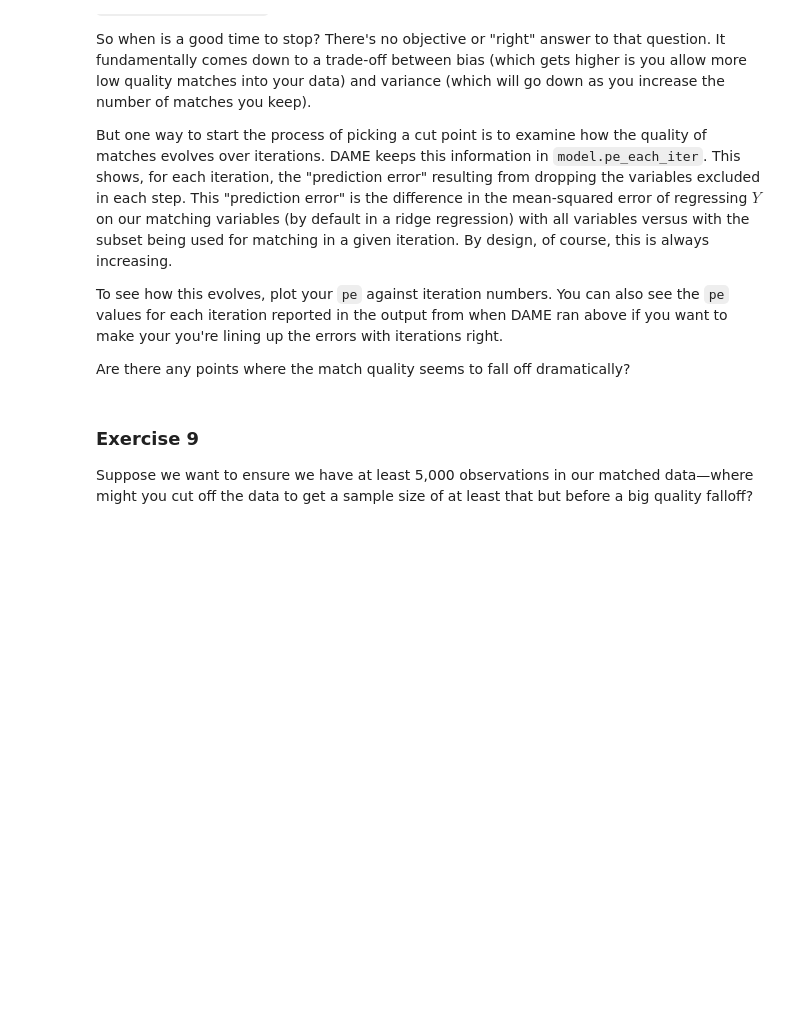
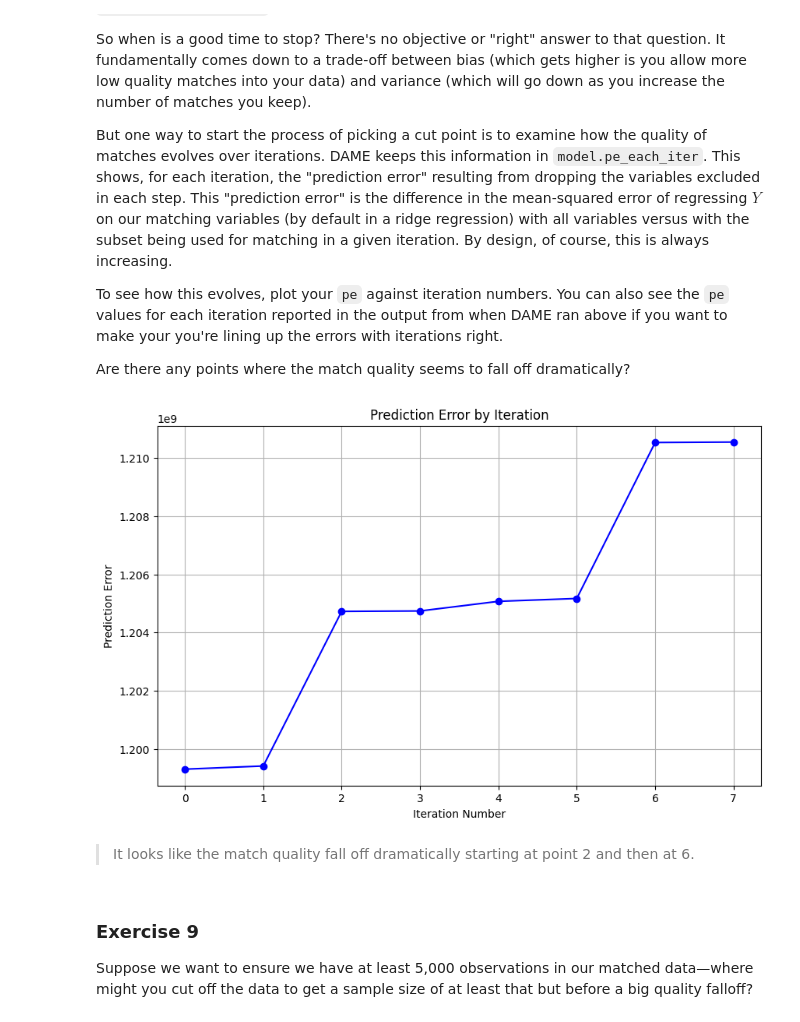
Before and after one commit to nogibjj/ZT-UDS, a Jupyter notebook: exercise_matching.ipynb, the cells around one changed output. Drawn from its saved outputs; the diff is of its cells as text; code cells hidden in the pictures; blank space fills up the shorter version.

```diff
--- a/exercise_matching.ipynb
+++ b/exercise_matching.ipynb
@@ -326,3 +326,17 @@ Where the arguments:
 - `stop_unmatched_t` says "once you've matched all the treatment units, you can stop."
 
 So run DAME on your data!
+# %%
+import dame_flame
+model = dame_flame.matching.DAME(
+    repeats=False,
+    verbose=3,
+    want_pe=True,
+    stop_unmatched_t=True,
+)
+model.fit(
+    dropped_cps,
+    treatment_column_name="has_college",
+    outcome_column_name="annual_earnings",
+)
+result = model.predict(dropped_cps)
@@ -385,6 +417,22 @@ But one way to start the process of picking a cut point is to examine how the qu
 To see how this evolves, plot your `pe` against iteration numbers. You can also see the `pe` values for each iteration reported in the output from when DAME ran above if you want to make your you're lining up the errors with iterations right.
 
 Are there any points where the match quality seems to fall off dramatically?
+# %%
+pe_each_iter = model.pe_each_iter
+# %%
+iterations = list(range(0, len(pe_each_iter)))
+
+plt.figure(figsize=(10,6))
+plt.plot(iterations, pe_each_iter, marker='o', linestyle='-', color='b')
+plt.title('Prediction Error by Iteration')
+plt.xlabel('Iteration Number')
+plt.ylabel('Prediction Error')
+plt.grid(True)
+plt.show()
+# %% [output]
+[figure, added]
+# %% [markdown]
+> It looks like the match quality fall off dramatically starting at point 2 and then at 6.
 # %% [markdown]
 ### Exercise 9
 
```
Also changed, not shown: parts of 2 cells of this notebook.
